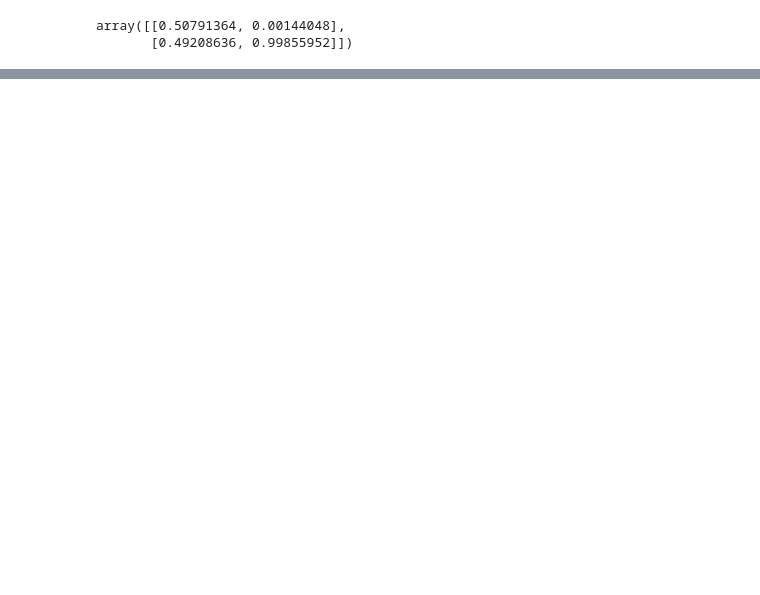
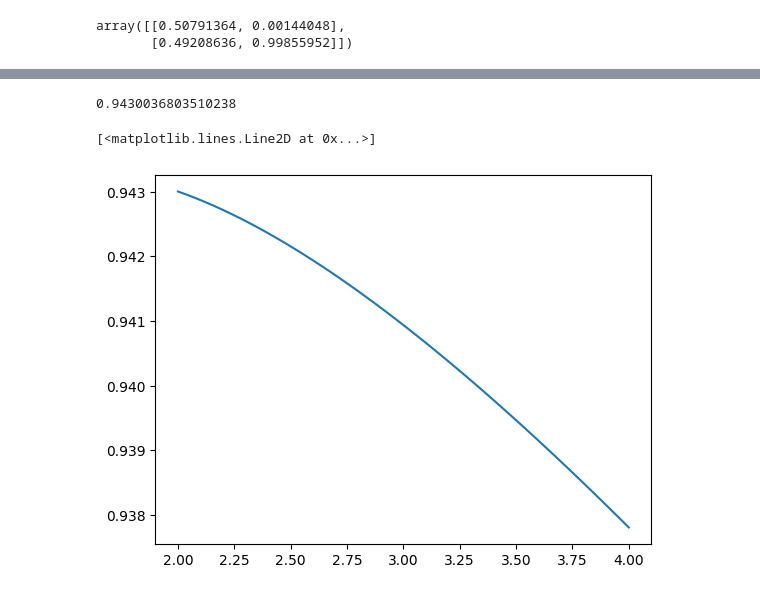
Before and after one commit to wilkieolin/system_flow, a Jupyter notebook: test_system.ipynb, the cells around one changed output, grey strips where cells are left out. Cells and saved outputs as stored; diff of their text form; code cells hidden in the pictures; blank space fills up the shorter version.

```diff
--- a/test_system.ipynb
+++ b/test_system.ipynb
@@ -122,0 +168,2 @@ g.nodes["Level3"]
+# %%
+detectors, triggers, globals = dataframes_from_spreadsheet("test_system.xlsx")
@@ -122,0 +179,26 @@ g.nodes["Level3"]
+# %%
+def vary_lv1(reduction):
+    total_reduction = 2 * 4
+    t = triggers.copy()
+
+    t.at[1, "Reduction"] = reduction
+    t.at[2, "Reduction"] = total_reduction / reduction
+    g = construct_graph(detectors, t, globals, {})
+
+    power = g.graph["op power"] + g.graph["link power"]
+    r = recall(g.graph["performance"])
+
+    return r
+# %%
+vary_lv1(2)
+# %% [output]
+0.9430036803510238
+# %%
+xs = np.linspace(2.0, 4.0, 51)
+# %%
+res = [vary_lv1(x) for x in xs]
+# %%
+plt.plot(xs, res)
+# %% [output]
+[<matplotlib.lines.Line2D at 0x...>]
+[figure, added]
```
Also changed, not shown: parts of 11 cells of this notebook, 1 other file.
